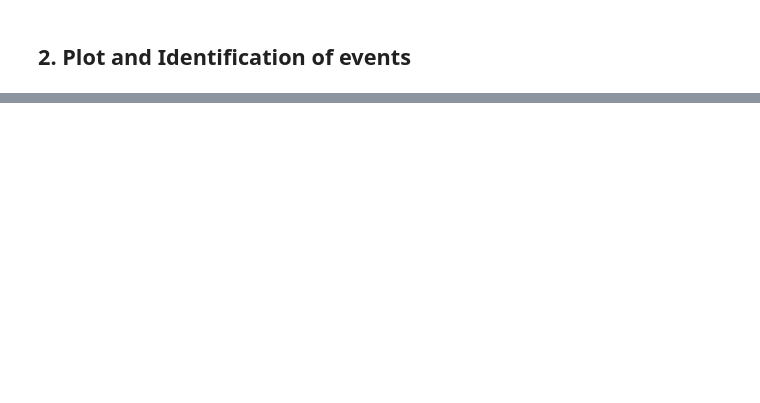
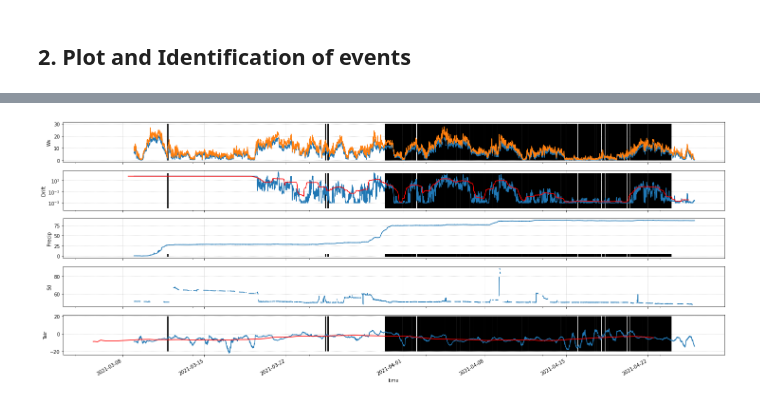
Before and after one commit to UiOHive/SnowyOwl, a Jupyter notebook: analysis/2021Spring_meteo.ipynb, the cells around one changed output, grey strips where cells are left out. Cells and saved outputs as stored; diff of their text form; code cells hidden in the pictures; blank space fills up the shorter version.

```diff
--- a/analysis/2021Spring_meteo.ipynb
+++ b/analysis/2021Spring_meteo.ipynb
@@ -85,0 +123,13 @@ import matplotlib.pyplot as plt
+# %%
+# loading timestamp for which we have scans
+dir_netcdf = '/media/' + getpass.getuser() + '/My Book/SO_spring_2021_processing/netcdf/'
+netlist = glob.glob(dir_netcdf+'*.nc')
+netlist.sort()
+# %%
+ds = xr.open_dataset(netlist[0]).time.to_dataframe()
+ds['fname'] = netlist[0]
+for file in netlist[1:]:
+    ds2 = xr.open_dataset(file)
+    df = ds2.time.to_dataframe()
+    df['fname'] = file
+    ds = ds.append(df)
@@ -110,0 +182,43 @@ Using matplotlib backend: Qt5Agg
+# %%
+# select time range of interest
+df_mean_sub = df_mean.loc['2021-03-09':'2021-04-25']
+df_max_sub = df_max.loc['2021-03-09':'2021-04-25']
+# %%
+fig, ax = plt.subplots(5,1,sharex=True, figsize=(25,10))
+
+# wind speed panel
+df_mean_sub.ws.plot(ax=ax[0], label='Mean')
+df_max_sub.ws.plot(ax=ax[0], label='Max')
+ax[0].vlines(ds.time, 0, 30, color='k')
+ax[0].set_ylabel('Ws')
+
+
+# flowcapt panel
+#(df_mean.fc1drift_mean).plot(ax=ax[1])
+ax[1].semilogy(df_mean_sub.fc1drift_mean)
+ax[1].semilogy(df_mean_sub.fc1drift_mean.rolling('1D').mean().shift(-12, freq='h'), color='r')
+ax[1].vlines(ds.time, 0.0001, 200, color='k')
+
+ax[1].set_ylabel('Drift')
+
+
+# Precipitation panel
+df_max_sub.precip.cumsum().plot(ax=ax[2])
+ax[2].set_ylabel('Precip')
+ax[2].vlines(ds.time, -2,4,color='k')
+
+# Snow depth according to Snowdepth sensor
+df_max_sub.metno_s.plot(ax=ax[3])
+ax[3].set_ylabel('Sd')
+
+# Temperature
+df_mean_sub.ta.plot(ax=ax[4])
+df_mean_sub.ta.rolling('7D').mean().shift(-3.5, freq='D').plot(ax=ax[4], color='r', label='Weekly mean')
+ax[4].vlines(ds.time, -20, 20, color='k')
+
+ax[4].set_ylabel('Tair')
+
+[x.grid(linestyle=':') for x in ax]
+plt.show()
+# %% [output]
+[figure, added]
```
Also changed, not shown: parts of 16 cells of this notebook, 5 other files.
